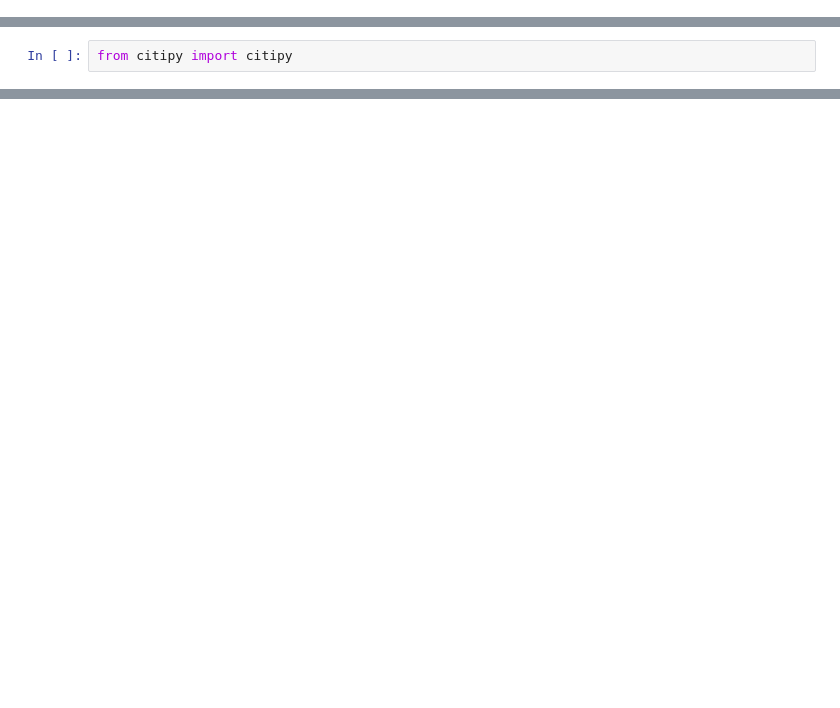
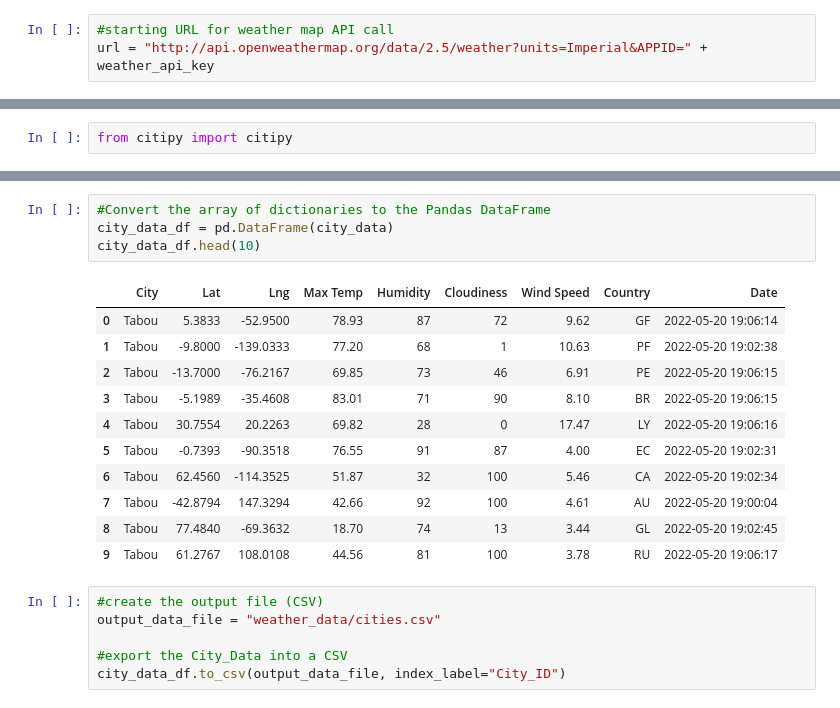
Before and after one commit to zhangkevq/World_Weather_Analysis, a Jupyter notebook: WeatherPy.ipynb, the cells around one changed output, grey strips where cells are left out. Drawn from its saved outputs; the diff is of its cells as text; blank space fills up the shorter version.

```diff
--- a/WeatherPy.ipynb
+++ b/WeatherPy.ipynb
@@ -6,3 +14,6 @@ import numpy as np
+# %%
+#starting URL for weather map API call
+url = "http://api.openweathermap.org/data/2.5/weather?units=Imperial&APPID=" + weather_api_key
 # %%
 #create a set of random latitude and longitude combinations
 lats = np.random.uniform(low=-90.000, high=90.000, size=1500)
@@ -50,0 +147,22 @@ for coordinate in c oordinates:
+# %%
+#Convert the array of dictionaries to the Pandas DataFrame
+city_data_df = pd.DataFrame(city_data)
+city_data_df.head(10)
+# %% [output]
+|  | City | Lat | Lng | Max Temp | Humidity | Cloudiness | Wind Speed | Country | Date |
+| 0 | Tabou | 5.3833 | -52.9500 | 78.93 | 87 | 72 | 9.62 | GF | 2022-05-20 19:06:14 |
+| 1 | Tabou | -9.8000 | -139.0333 | 77.20 | 68 | 1 | 10.63 | PF | 2022-05-20 19:02:38 |
+| 2 | Tabou | -13.7000 | -76.2167 | 69.85 | 73 | 46 | 6.91 | PE | 2022-05-20 19:06:15 |
+| 3 | Tabou | -5.1989 | -35.4608 | 83.01 | 71 | 90 | 8.10 | BR | 2022-05-20 19:06:15 |
+| 4 | Tabou | 30.7554 | 20.2263 | 69.82 | 28 | 0 | 17.47 | LY | 2022-05-20 19:06:16 |
+| 5 | Tabou | -0.7393 | -90.3518 | 76.55 | 91 | 87 | 4.00 | EC | 2022-05-20 19:02:31 |
+| 6 | Tabou | 62.4560 | -114.3525 | 51.87 | 32 | 100 | 5.46 | CA | 2022-05-20 19:02:34 |
+| 7 | Tabou | -42.8794 | 147.3294 | 42.66 | 92 | 100 | 4.61 | AU | 2022-05-20 19:00:04 |
+| 8 | Tabou | 77.4840 | -69.3632 | 18.70 | 74 | 13 | 3.44 | GL | 2022-05-20 19:02:45 |
+| 9 | Tabou | 61.2767 | 108.0108 | 44.56 | 81 | 100 | 3.78 | RU | 2022-05-20 19:06:17 |
+# %%
+#create the output file (CSV)
+output_data_file = "weather_data/cities.csv"
+
+#export the City_Data into a CSV
+city_data_df.to_csv(output_data_file, index_label="City_ID")
```
Also changed, not shown: parts of 5 cells of this notebook, 3 other files.
